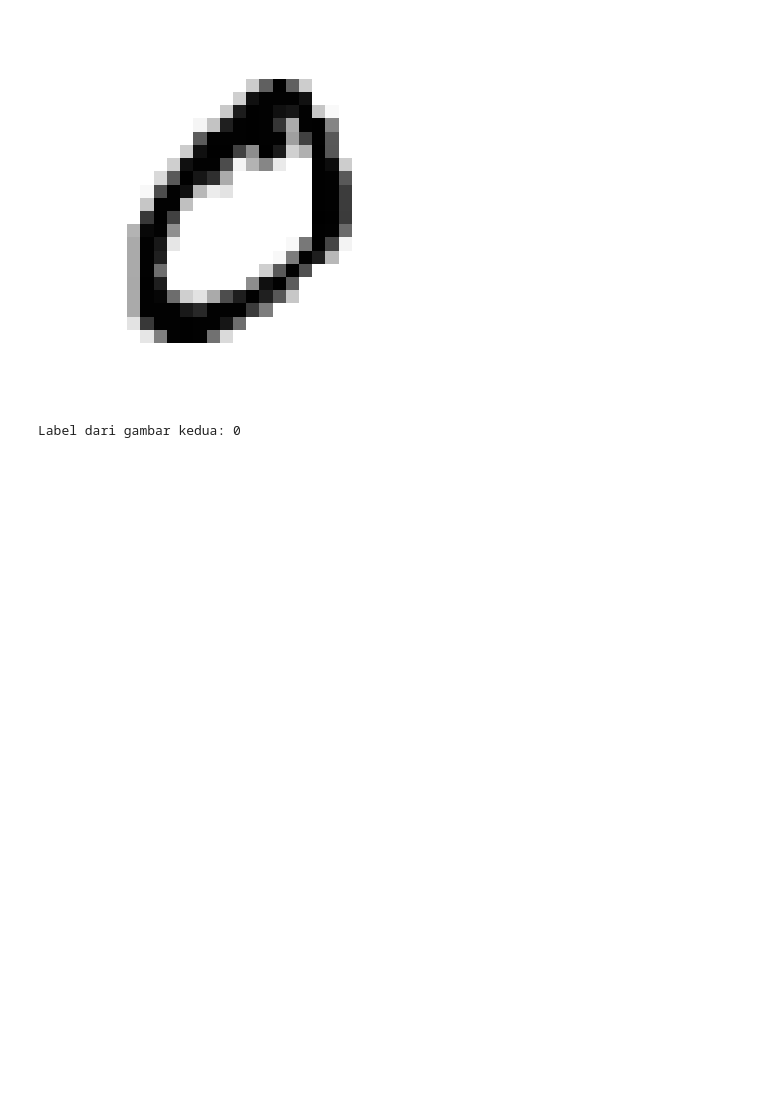
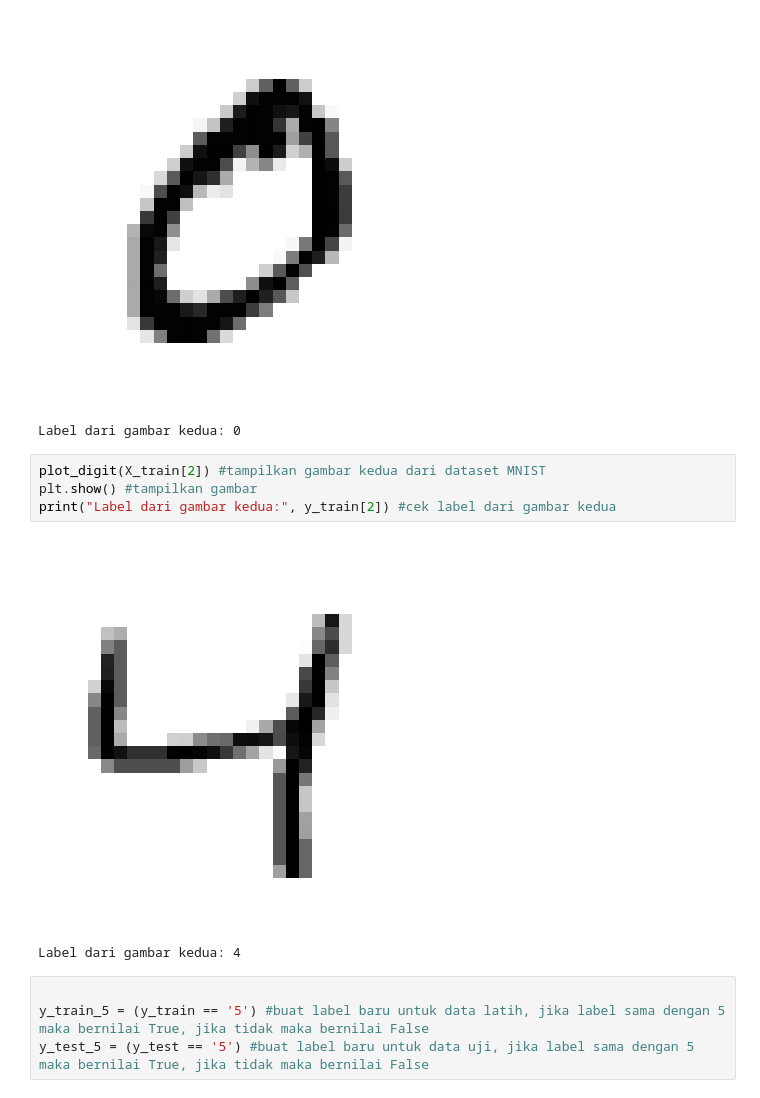
Before and after one commit to setyawanandrew74-pixel/MNIST_MODEL_2, a Jupyter notebook: notebooks/Explore_dataset_mnist.ipynb, the cells around one changed output. Saved outputs shown, nothing was run; the diff lists cells and outputs as text; blank space fills up the shorter version.

```diff
--- a/notebooks/Explore_dataset_mnist.ipynb
+++ b/notebooks/Explore_dataset_mnist.ipynb
@@ -82,3 +82,14 @@ print("Label dari gambar kedua:", y_train[1]) #cek label dari gambar kedua
 # %% [output]
 [figure]
 Label dari gambar kedua: 0
+# %%
+plot_digit(X_train[2]) #tampilkan gambar kedua dari dataset MNIST
+plt.show() #tampilkan gambar
+print("Label dari gambar kedua:", y_train[2]) #cek label dari gambar kedua
+# %% [output]
+[figure, added]
+Label dari gambar kedua: 4
+# %%
+
+y_train_5 = (y_train == '5') #buat label baru untuk data latih, jika label sama dengan 5 maka bernilai True, jika tidak maka bernilai False
+y_test_5 = (y_test == '5') #buat label baru untuk data uji, jika label sama dengan 5 maka bernilai True, jika tidak maka bernilai False
```
Also changed, not shown: parts of 5 cells of this notebook.
